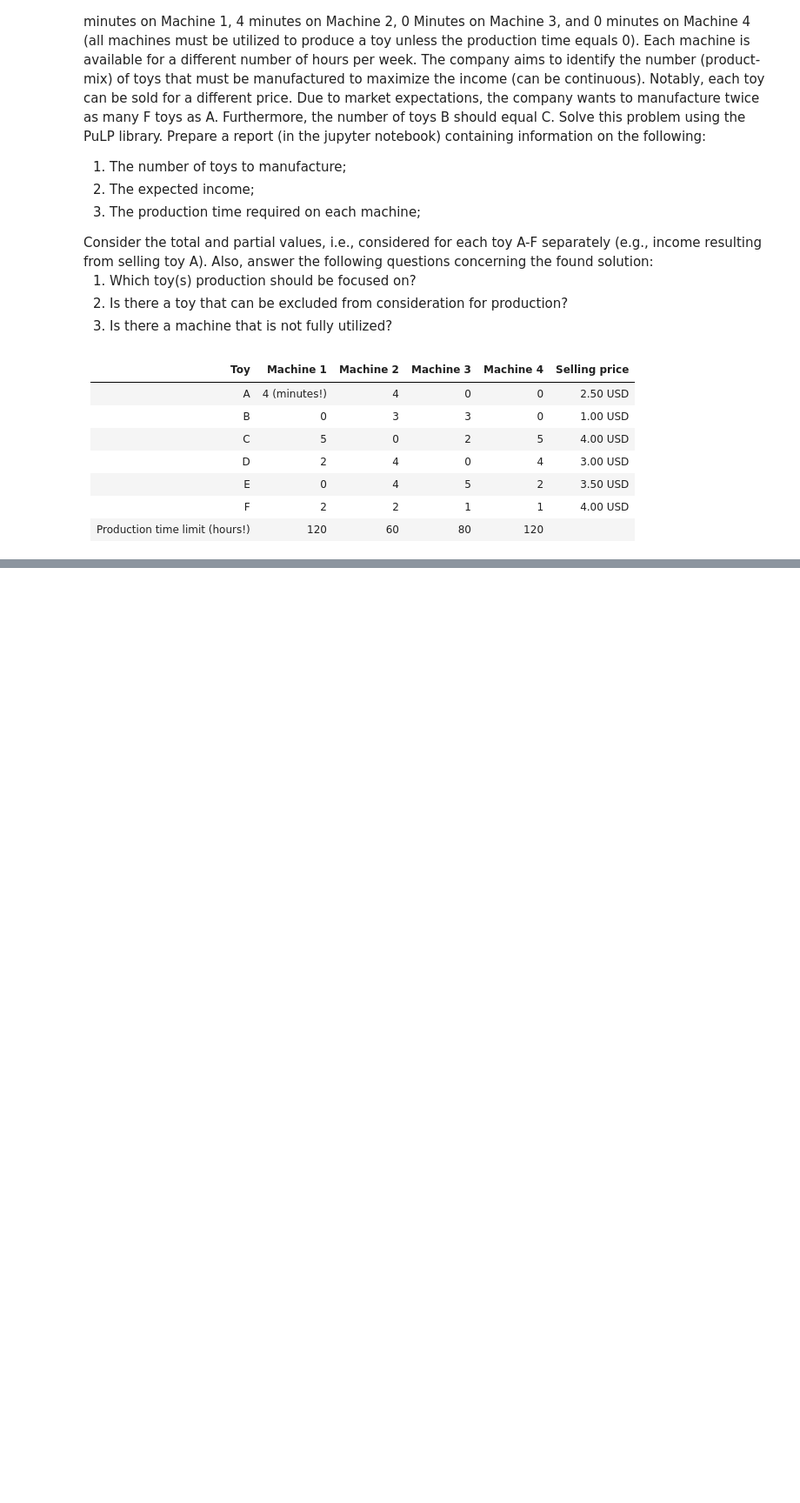
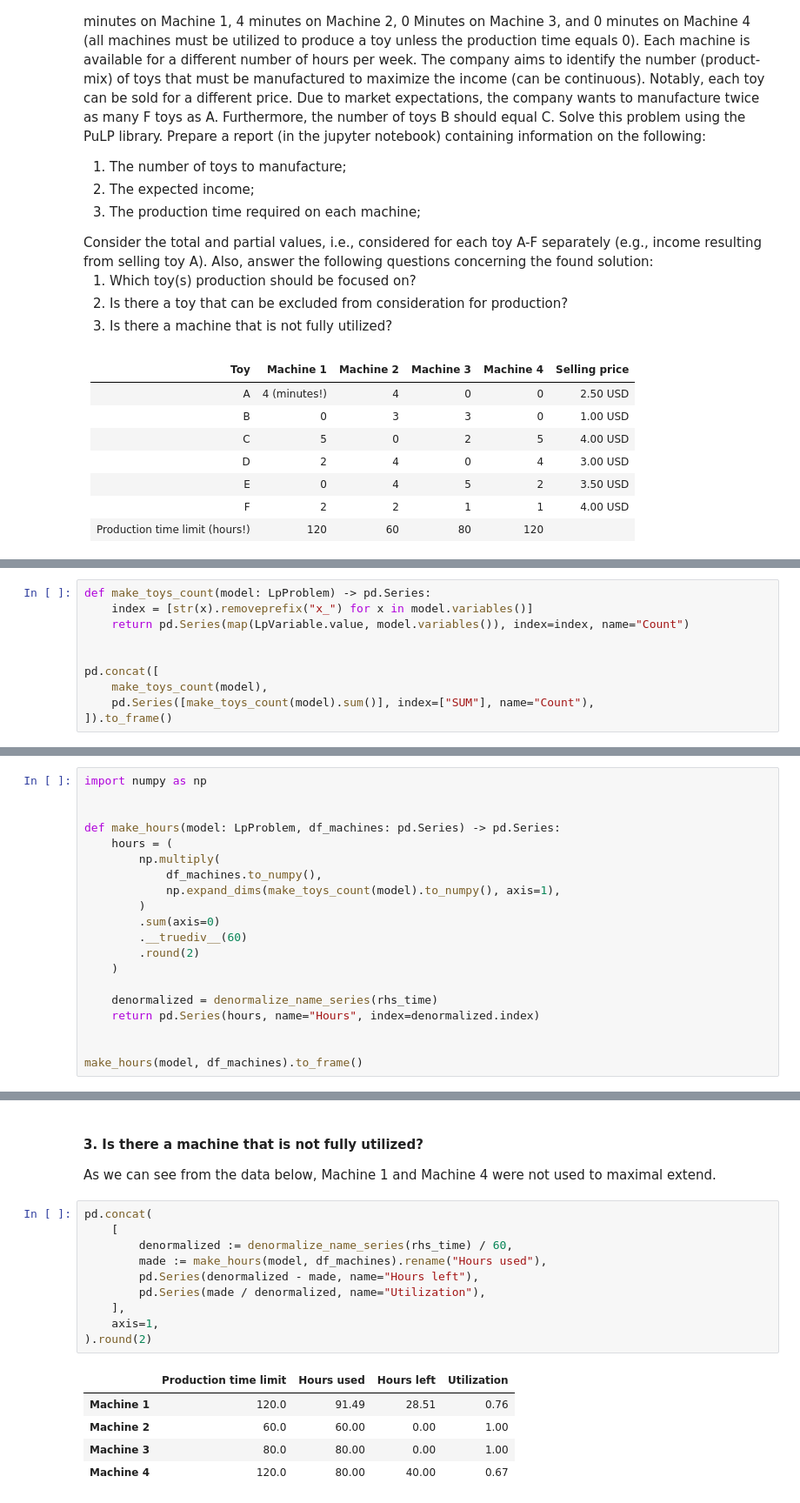
Before and after one commit to AndrewChmutov/operational-research, a Jupyter notebook: simplex/pulp.ipynb, the cells around one changed output, grey strips where cells are left out. Shown: that part at 87% size. Drawn from its saved outputs; the diff is of its cells as text; blank space fills up the shorter version.

```diff
--- a/simplex/pulp.ipynb
+++ b/simplex/pulp.ipynb
@@ -182,0 +441,10 @@ Consider the total and partial values, i.e., considered for each toy A-F separat
+# %%
+def make_toys_count(model: LpProblem) -> pd.Series:
+    index = [str(x).removeprefix("x_") for x in model.variables()]
+    return pd.Series(map(LpVariable.value, model.variables()), index=index, name="Count")
+
+
+pd.concat([
+    make_toys_count(model),
+    pd.Series([make_toys_count(model).sum()], index=["SUM"], name="Count"),
+]).to_frame()
@@ -182,0 +471,20 @@ Consider the total and partial values, i.e., considered for each toy A-F separat
+# %%
+import numpy as np
+
+
+def make_hours(model: LpProblem, df_machines: pd.Series) -> pd.Series:
+    hours = (
+        np.multiply(
+            df_machines.to_numpy(),
+            np.expand_dims(make_toys_count(model).to_numpy(), axis=1),
+        )
+        .sum(axis=0)
+        .__truediv__(60)
+        .round(2)
+    )
+
+    denormalized = denormalize_name_series(rhs_time)
+    return pd.Series(hours, name="Hours", index=denormalized.index)
+
+
+make_hours(model, df_machines).to_frame()
@@ -182,0 +564,19 @@ Consider the total and partial values, i.e., considered for each toy A-F separat
+# %% [markdown]
+#### 3. Is there a machine that is not fully utilized?
+As we can see from the data below, Machine 1 and Machine 4 were not used to maximal extend.
+# %%
+pd.concat(
+    [
+        denormalized := denormalize_name_series(rhs_time) / 60,
+        made := make_hours(model, df_machines).rename("Hours used"),
+        pd.Series(denormalized - made, name="Hours left"),
+        pd.Series(made / denormalized, name="Utilization"),
+    ],
+    axis=1,
+).round(2)
+# %% [output]
+|  | Production time limit | Hours used | Hours left | Utilization |
+| Machine 1 | 120.0 | 91.49 | 28.51 | 0.76 |
+| Machine 2 | 60.0 | 60.00 | 0.00 | 1.00 |
+| Machine 3 | 80.0 | 80.00 | 0.00 | 1.00 |
+| Machine 4 | 120.0 | 80.00 | 40.00 | 0.67 |
```
Also changed, not shown: parts of 25 cells of this notebook.
